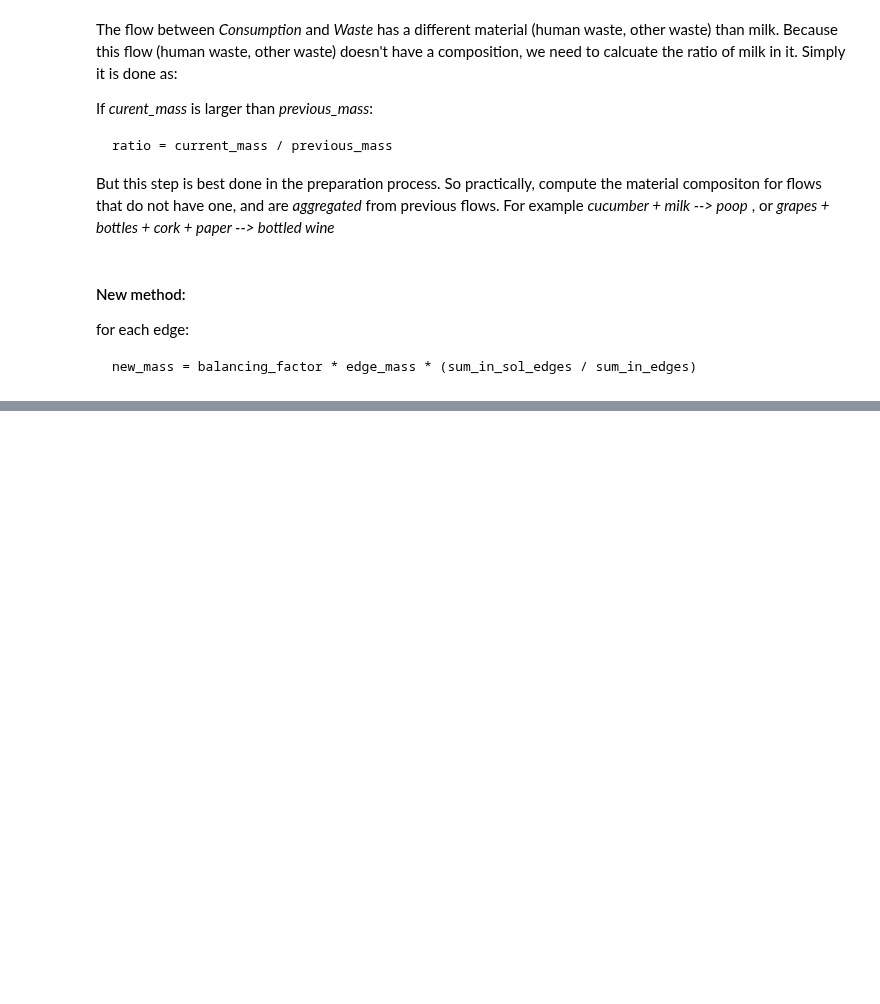
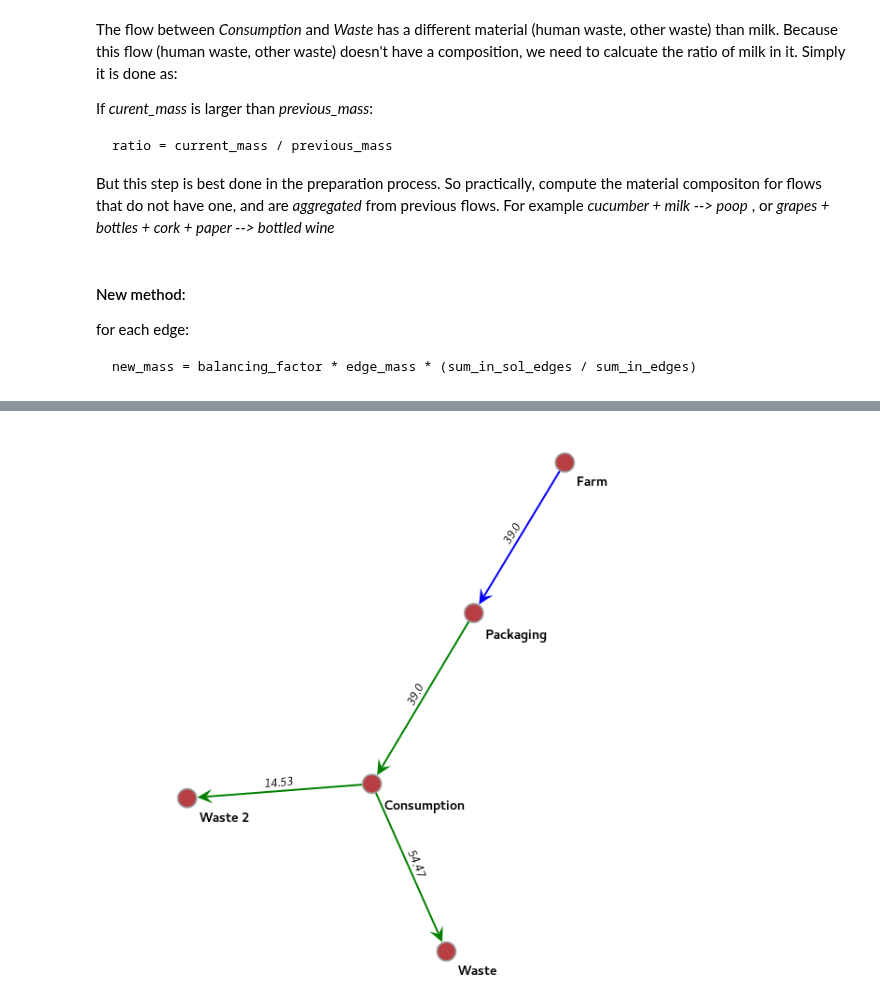
Before and after one commit to MaxBo/REPAiR-Web, a Jupyter notebook: flow_modelling/flow_modelling.ipynb, the cells around one changed output, grey strips where cells are left out. Saved outputs shown, nothing was run; the diff lists cells and outputs as text; code cells hidden in the pictures; blank space fills up the shorter version.

```diff
--- a/flow_modelling/flow_modelling.ipynb
+++ b/flow_modelling/flow_modelling.ipynb
@@ -421,0 +449,10 @@ gt.draw.graph_draw(g_split, vertex_size=20, vertex_text=g_split.vp.id,
+# %%
+g_split.set_edge_filter(edge_mask)
+g_split.set_vertex_filter(vtx_mask)
+# %%
+gt.draw.graph_draw(g_split, vertex_size=20, vertex_text=g_split.vp.id,
+                   vprops={"text_position":1, "font_weight": cairo.FONT_WEIGHT_BOLD, "font_size":14},
+                   eprops={"font_slant":cairo.FONT_SLANT_ITALIC, "color":ecolors},
+                   edge_text=eprop_mass_sol_text, inline=True)
+# %% [output]
+[figure, added]
```
Also changed, not shown: parts of 18 cells of this notebook.
